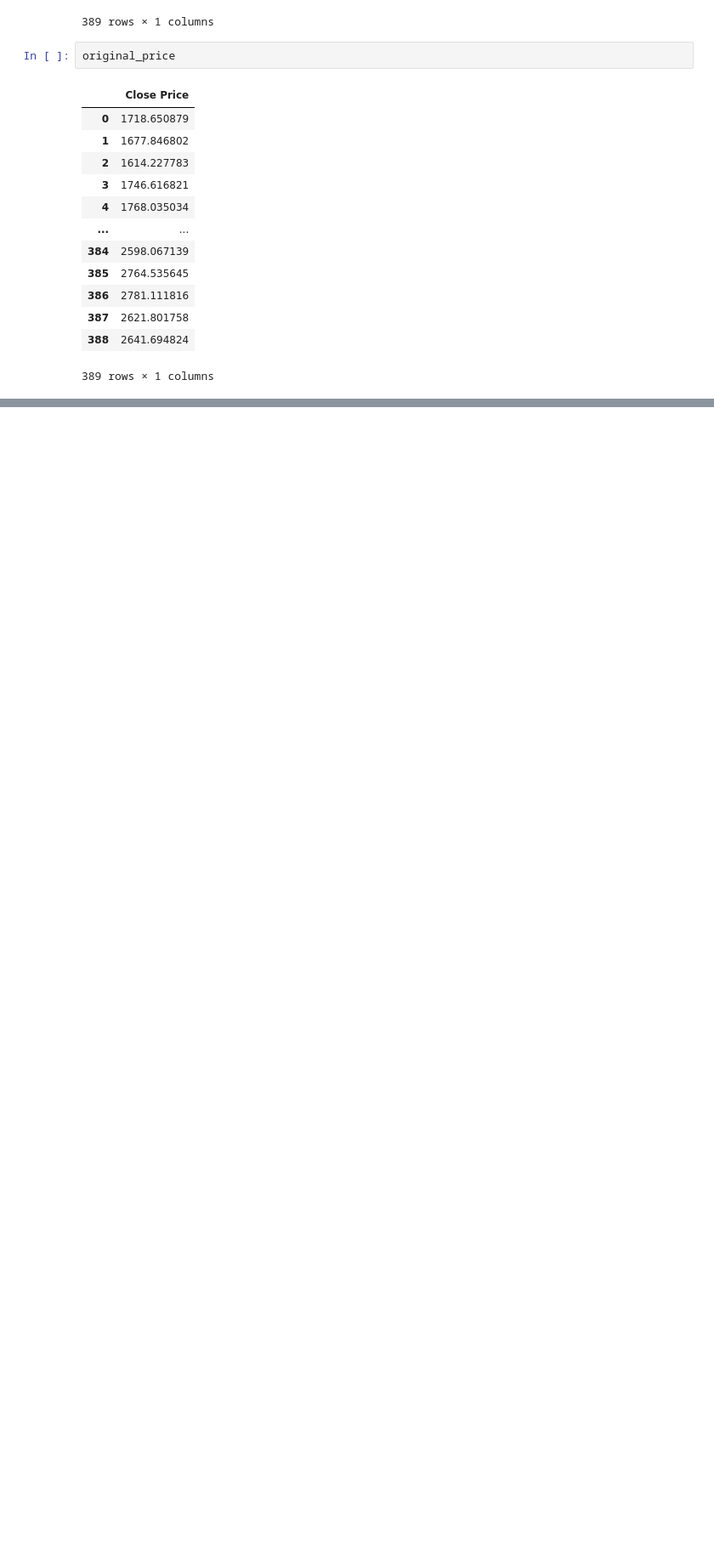
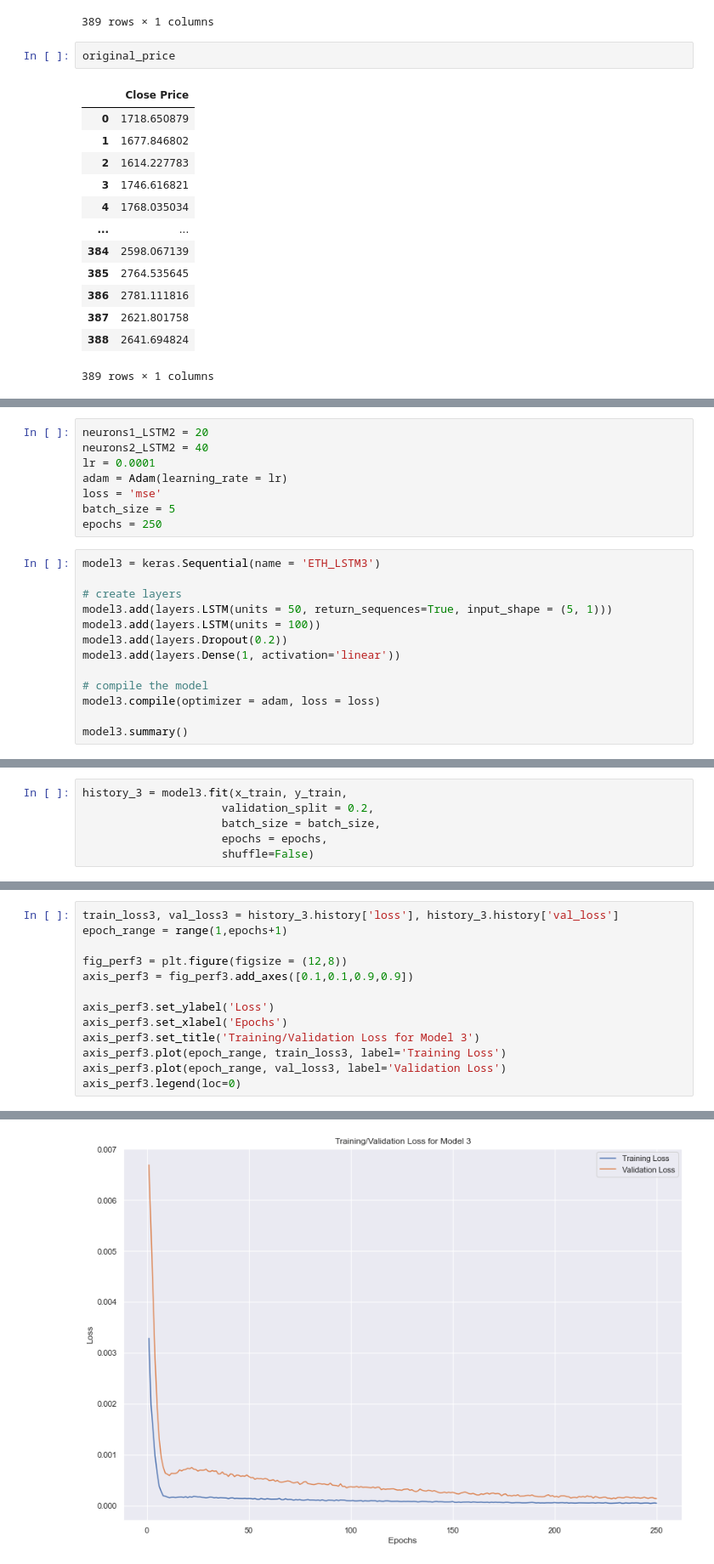
Before and after one commit to GitHubOfAndrew/Time-Series-Analysis-Cryptocurrencies, a Jupyter notebook: Cryptocurrency Forecasting.ipynb, the cells around one changed output, grey strips where cells are left out. Shown at 85% size. Drawn from its saved outputs; the diff is of its cells as text; blank space fills up the shorter version.

```diff
--- a/Cryptocurrency Forecasting.ipynb
+++ b/Cryptocurrency Forecasting.ipynb
@@ -662,0 +796,21 @@ original_price
+# %%
+neurons1_LSTM2 = 20
+neurons2_LSTM2 = 40
+lr = 0.0001
+adam = Adam(learning_rate = lr)
+loss = 'mse'
+batch_size = 5
+epochs = 250
+# %%
+model3 = keras.Sequential(name = 'ETH_LSTM3')
+
+# create layers
+model3.add(layers.LSTM(units = 50, return_sequences=True, input_shape = (5, 1)))
+model3.add(layers.LSTM(units = 100))
+model3.add(layers.Dropout(0.2))
+model3.add(layers.Dense(1, activation='linear'))
+
+# compile the model
+model3.compile(optimizer = adam, loss = loss)
+
+model3.summary()
@@ -662,0 +835,6 @@ original_price
+# %%
+history_3 = model3.fit(x_train, y_train,
+                     validation_split = 0.2,
+                     batch_size = batch_size,
+                     epochs = epochs,
+                     shuffle=False)
@@ -662,0 +859,14 @@ original_price
+# %%
+train_loss3, val_loss3 = history_3.history['loss'], history_3.history['val_loss']
+epoch_range = range(1,epochs+1)
+
+fig_perf3 = plt.figure(figsize = (12,8))
+axis_perf3 = fig_perf3.add_axes([0.1,0.1,0.9,0.9])
+
+axis_perf3.set_ylabel('Loss')
+axis_perf3.set_xlabel('Epochs')
+axis_perf3.set_title('Training/Validation Loss for Model 3')
+axis_perf3.plot(epoch_range, train_loss3, label='Training Loss')
+axis_perf3.plot(epoch_range, val_loss3, label='Validation Loss')
+axis_perf3.legend(loc=0)
+# %% [output]
@@ -662,0 +874 @@ original_price
+[figure, added]
```
Also changed, not shown: parts of 31 cells of this notebook.
